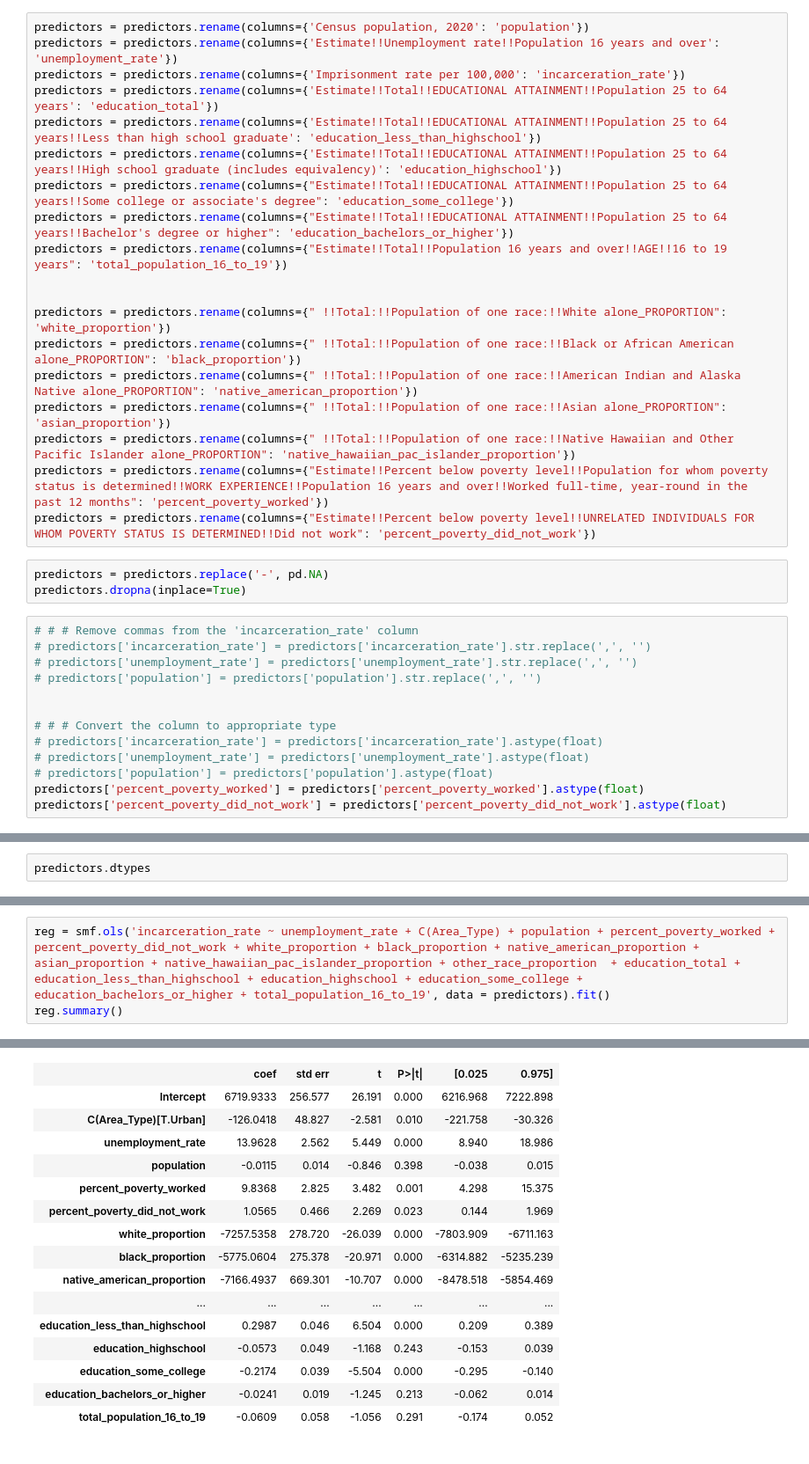
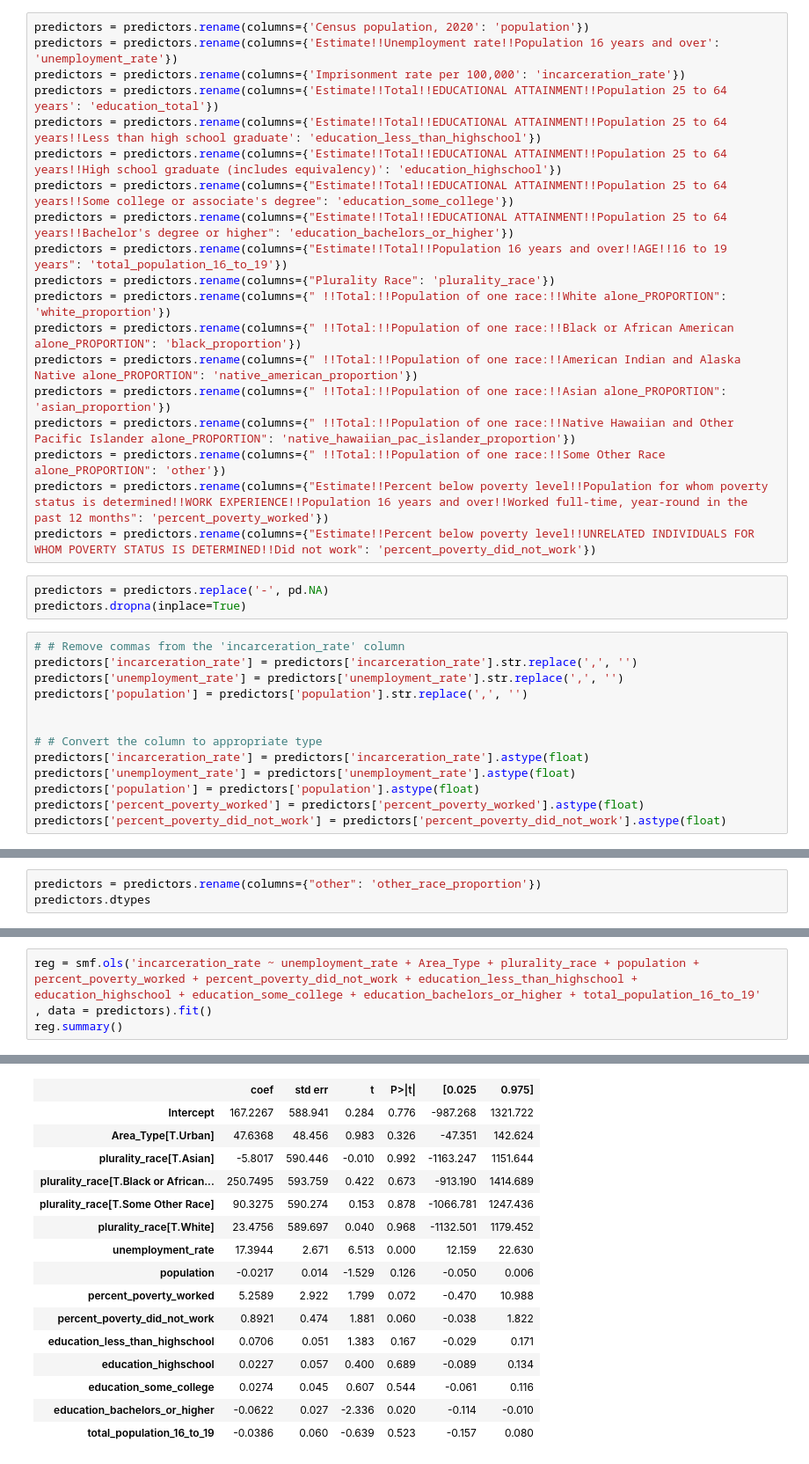
Before and after one commit to ianduke25/CA-Incarceration-Rate-MLR-Analysis, a Jupyter notebook: Notebooks/Model_Selection.ipynb, the cells around one changed output, grey strips where cells are left out. Shown: that part at 88% size. Drawn from its saved outputs; the diff is of its cells as text.

Commit message:
reuploaded appropriate model selection file

```diff
--- a/Notebooks/Model_Selection.ipynb
+++ b/Notebooks/Model_Selection.ipynb
@@ -68,28 +71,28 @@ predictors = predictors.rename(columns={'Estimate!!Total!!EDUCATIONAL ATTAINMENT
 predictors = predictors.rename(columns={"Estimate!!Total!!EDUCATIONAL ATTAINMENT!!Population 25 to 64 years!!Some college or associate's degree": 'education_some_college'})
 predictors = predictors.rename(columns={"Estimate!!Total!!EDUCATIONAL ATTAINMENT!!Population 25 to 64 years!!Bachelor's degree or higher": 'education_bachelors_or_higher'})
 predictors = predictors.rename(columns={"Estimate!!Total!!Population 16 years and over!!AGE!!16 to 19 years": 'total_population_16_to_19'})
-
-
+predictors = predictors.rename(columns={"Plurality Race": 'plurality_race'})
 predictors = predictors.rename(columns={" !!Total:!!Population of one race:!!White alone_PROPORTION": 'white_proportion'})
 predictors = predictors.rename(columns={" !!Total:!!Population of one race:!!Black or African American alone_PROPORTION": 'black_proportion'})
 predictors = predictors.rename(columns={" !!Total:!!Population of one race:!!American Indian and Alaska Native alone_PROPORTION": 'native_american_proportion'})
 predictors = predictors.rename(columns={" !!Total:!!Population of one race:!!Asian alone_PROPORTION": 'asian_proportion'})
 predictors = predictors.rename(columns={" !!Total:!!Population of one race:!!Native Hawaiian and Other Pacific Islander alone_PROPORTION": 'native_hawaiian_pac_islander_proportion'})
+predictors = predictors.rename(columns={" !!Total:!!Population of one race:!!Some Other Race alone_PROPORTION": 'other'})
 predictors = predictors.rename(columns={"Estimate!!Percent below poverty level!!Population for whom poverty status is determined!!WORK EXPERIENCE!!Population 16 years and over!!Worked full-time, year-round in the past 12 months": 'percent_poverty_worked'})
 predictors = predictors.rename(columns={"Estimate!!Percent below poverty level!!UNRELATED INDIVIDUALS FOR WHOM POVERTY STATUS IS DETERMINED!!Did not work": 'percent_poverty_did_not_work'})
 # %%
 predictors = predictors.replace('-', pd.NA)
 predictors.dropna(inplace=True)
 # %%
-# # # Remove commas from the 'incarceration_rate' column
-# predictors['incarceration_rate'] = predictors['incarceration_rate'].str.replace(',', '')
-# predictors['unemployment_rate'] = predictors['unemployment_rate'].str.replace(',', '')
-# predictors['population'] = predictors['population'].str.replace(',', '')
+# # Remove commas from the 'incarceration_rate' column
+predictors['incarceration_rate'] = predictors['incarceration_rate'].str.replace(',', '')
+predictors['unemployment_rate'] = predictors['unemployment_rate'].str.replace(',', '')
+predictors['population'] = predictors['population'].str.replace(',', '')
 
 
-# # # Convert the column to appropriate type
-# predictors['incarceration_rate'] = predictors['incarceration_rate'].astype(float)
-# predictors['unemployment_rate'] = predictors['unemployment_rate'].astype(float)
-# predictors['population'] = predictors['population'].astype(float)
+# # Convert the column to appropriate type
+predictors['incarceration_rate'] = predictors['incarceration_rate'].astype(float)
+predictors['unemployment_rate'] = predictors['unemployment_rate'].astype(float)
+predictors['population'] = predictors['population'].astype(float)
 predictors['percent_poverty_worked'] = predictors['percent_poverty_worked'].astype(float)
 predictors['percent_poverty_did_not_work'] = predictors['percent_poverty_did_not_work'].astype(float)
@@ -96,4 +101,5 @@ predictors['percent_poverty_did_not_work'] = predictors['percent_poverty_did_not
 # %%
+predictors = predictors.rename(columns={"other": 'other_race_proportion'})
 predictors.dtypes
 # %% [output]
 population                                 float64
@@ -118,5 +357,6 @@ dtype: object
 # %%
-reg = smf.ols('incarceration_rate ~ unemployment_rate + C(Area_Type) + population + percent_poverty_worked + percent_poverty_did_not_work + white_proportion + black_proportion + native_american_proportion + asian_proportion + native_hawaiian_pac_islander_proportion + other_race_proportion  + education_total + education_less_than_highschool + education_highschool + education_some_college + education_bachelors_or_higher + total_population_16_to_19', data = predictors).fit()
+reg = smf.ols('incarceration_rate ~ unemployment_rate + Area_Type + plurality_race + population + percent_poverty_worked + percent_poverty_did_not_work + education_less_than_highschool + education_highschool + education_some_college + education_bachelors_or_higher + total_population_16_to_19'
+, data = predictors).fit()
 reg.summary()
 # %% [output]
 Intel MKL WARNING: Support of Intel(R) Streaming SIMD Extensions 4.2 (Intel(R) SSE4.2) enabled only processors has been deprecated. Intel oneAPI Math Kernel Library 2025.0 will require Intel(R) Advanc ...
@@ -132,17 +372,17 @@ OLS Regression Results
 | Covariance Type: | nonrobust |  |  |
 |  | coef | std err | t | P>|t| | [0.025 | 0.975] |
-| Intercept | 6719.9333 | 256.577 | 26.191 | 0.000 | 6216.968 | 7222.898 |
-| C(Area_Type)[T.Urban] | -126.0418 | 48.827 | -2.581 | 0.010 | -221.758 | -30.326 |
-| unemployment_rate | 13.9628 | 2.562 | 5.449 | 0.000 | 8.940 | 18.986 |
-| population | -0.0115 | 0.014 | -0.846 | 0.398 | -0.038 | 0.015 |
-| percent_poverty_worked | 9.8368 | 2.825 | 3.482 | 0.001 | 4.298 | 15.375 |
-| percent_poverty_did_not_work | 1.0565 | 0.466 | 2.269 | 0.023 | 0.144 | 1.969 |
-| white_proportion | -7257.5358 | 278.720 | -26.039 | 0.000 | -7803.909 | -6711.163 |
-| black_proportion | -5775.0604 | 275.378 | -20.971 | 0.000 | -6314.882 | -5235.239 |
-| native_american_proportion | -7166.4937 | 669.301 | -10.707 | 0.000 | -8478.518 | -5854.469 |
-| ... | ... | ... | ... | ... | ... | ... |
-| education_less_than_highschool | 0.2987 | 0.046 | 6.504 | 0.000 | 0.209 | 0.389 |
-| education_highschool | -0.0573 | 0.049 | -1.168 | 0.243 | -0.153 | 0.039 |
-| education_some_college | -0.2174 | 0.039 | -5.504 | 0.000 | -0.295 | -0.140 |
-| education_bachelors_or_higher | -0.0241 | 0.019 | -1.245 | 0.213 | -0.062 | 0.014 |
-| total_population_16_to_19 | -0.0609 | 0.058 | -1.056 | 0.291 | -0.174 | 0.052 |
+| Intercept | 167.2267 | 588.941 | 0.284 | 0.776 | -987.268 | 1321.722 |
+| Area_Type[T.Urban] | 47.6368 | 48.456 | 0.983 | 0.326 | -47.351 | 142.624 |
+| plurality_race[T.Asian] | -5.8017 | 590.446 | -0.010 | 0.992 | -1163.247 | 1151.644 |
+| plurality_race[T.Black or African... | 250.7495 | 593.759 | 0.422 | 0.673 | -913.190 | 1414.689 |
+| plurality_race[T.Some Other Race] | 90.3275 | 590.274 | 0.153 | 0.878 | -1066.781 | 1247.436 |
+| plurality_race[T.White] | 23.4756 | 589.697 | 0.040 | 0.968 | -1132.501 | 1179.452 |
+| unemployment_rate | 17.3944 | 2.671 | 6.513 | 0.000 | 12.159 | 22.630 |
+| population | -0.0217 | 0.014 | -1.529 | 0.126 | -0.050 | 0.006 |
+| percent_poverty_worked | 5.2589 | 2.922 | 1.799 | 0.072 | -0.470 | 10.988 |
+| percent_poverty_did_not_work | 0.8921 | 0.474 | 1.881 | 0.060 | -0.038 | 1.822 |
+| education_less_than_highschool | 0.0706 | 0.051 | 1.383 | 0.167 | -0.029 | 0.171 |
+| education_highschool | 0.0227 | 0.057 | 0.400 | 0.689 | -0.089 | 0.134 |
+| education_some_college | 0.0274 | 0.045 | 0.607 | 0.544 | -0.061 | 0.116 |
+| education_bachelors_or_higher | -0.0622 | 0.027 | -2.336 | 0.020 | -0.114 | -0.010 |
+| total_population_16_to_19 | -0.0386 | 0.060 | -0.639 | 0.523 | -0.157 | 0.080 |
```
Also changed, not shown: parts of 21 cells of this notebook.
